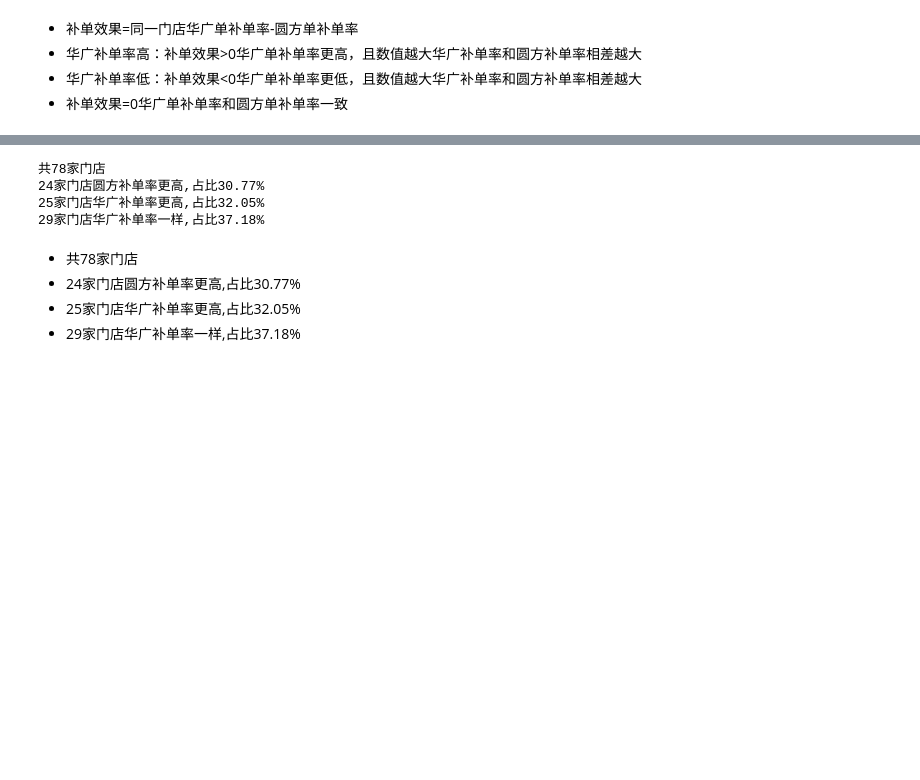
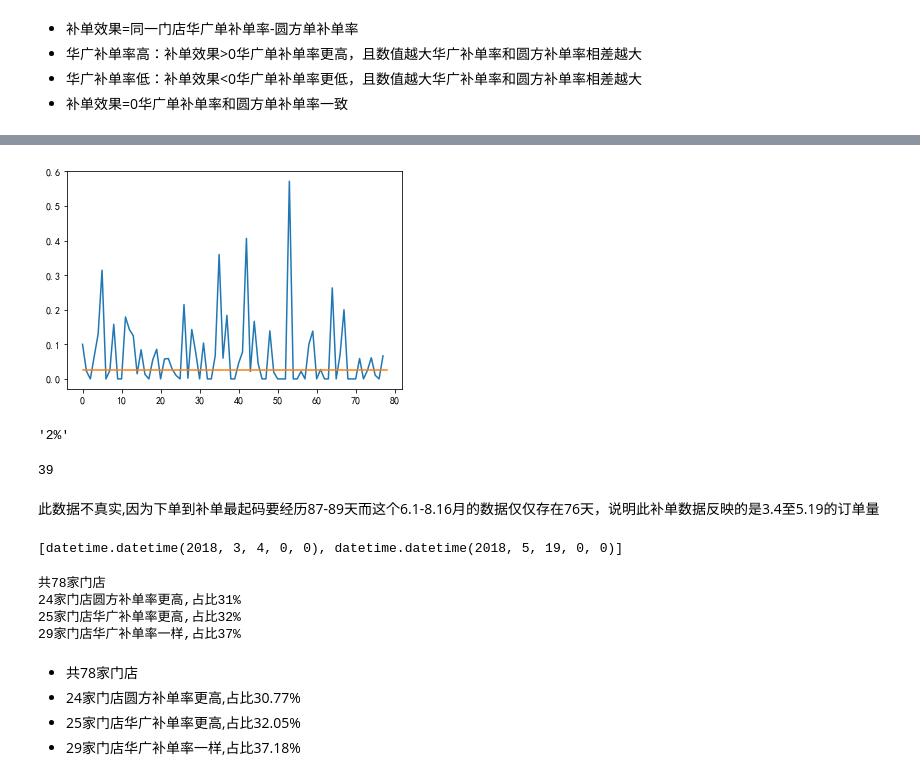
Before and after one commit to serpahimor/private-room, a Jupyter notebook: ipynb/mes/下单状态分析.ipynb, the cells around one changed output, grey strips where cells are left out. Drawn from its saved outputs; the diff is of its cells as text; code cells hidden in the pictures; blank space fills up the shorter version.

```diff
--- a/ipynb/mes/下单状态分析.ipynb
+++ b/ipynb/mes/下单状态分析.ipynb
@@ -62,20 +62,47 @@ df_use_huaguang.head()
 | 2 | 辽宁沈阳居然之家店 | 21010001 | 47 | 78.0 | 0.0 | 1 | 2.0 | 0.0 | 1.659574 | 2.000000 | 0.000000 | ... |
 | 3 | 上海嘉定区店 | 31010002 | 11 | 22.0 | 0.0 | 111 | 84.0 | 8.0 | 2.000000 | 0.756757 | 0.000000 | ... |
 | 4 | 上海松江区乐迎门店 | 31010005 | 115 | 126.0 | 16.0 | 8 | 3.0 | 0.0 | 1.095652 | 0.375000 | 0.139130 | ... |
+# %%
+df_use_huaguang.eval('''
+        总下单量=圆方下单量+华广下单量
+        总补单量=圆方补单量+华广补单量
+        补单率=总补单量/总下单量
+''',inplace=True)
+x = np.linspace(0,len(df_use_huaguang),2)
+y = [df_use_huaguang[['补单率']].median()]*2
+# y = [df_use_huaguang['总补单量'].sum()/df_use_huaguang['总下单量'].sum()]*2
+plt.plot(df_use_huaguang[['补单率']]) #默认
+plt.plot(x,y)
+plt.show()
+'{:.0%}'.format(y[0][0])
+# %% [output]
+[figure, added]
+'2%'
+# %%
+len( df_use_huaguang.query('补单率>0.0244758'))
+# %% [output]
+39
+# %% [markdown]
+此数据不真实,因为下单到补单最起码要经历87-89天而这个6.1-8.16月的数据仅仅存在76天，说明此补单数据反映的是3.4至5.19的订单量
+# %%
+import datetime
+[datetime.datetime(2018,6,1)-datetime.timedelta(days=89),datetime.datetime(2018,8,16)-datetime.timedelta(days=89)]
+# %% [output]
+[datetime.datetime(2018, 3, 4, 0, 0), datetime.datetime(2018, 5, 19, 0, 0)]
 # %%
 all_orders=len(df_use_huaguang)
 orders_1=len(df_use_huaguang.query('补单效果>0'))
 orders_2=len(df_use_huaguang.query('补单效果<0'))
 orders_3=len(df_use_huaguang.query('补单效果==0'))
 print('共{}家门店'.format(all_orders))
-print('{}家门店圆方补单率更高,占比{:.2%}'.format(orders_1,orders_1/all_orders))
-print('{}家门店华广补单率更高,占比{:.2%}'.format(orders_2,orders_2/all_orders))
-print('{}家门店华广补单率一样,占比{:.2%}'.format(orders_3,orders_3/all_orders))
+print('{}家门店圆方补单率更高,占比{:.0%}'.format(orders_1,orders_1/all_orders))
+print('{}家门店华广补单率更高,占比{:.0%}'.format(orders_2,orders_2/all_orders))
+print('{}家门店华广补单率一样,占比{:.0%}'.format(orders_3,orders_3/all_orders))
 # %% [output]
 共78家门店
-24家门店圆方补单率更高,占比30.77%
-25家门店华广补单率更高,占比32.05%
-29家门店华广补单率一样,占比37.18%
+24家门店圆方补单率更高,占比31%
+25家门店华广补单率更高,占比32%
+29家门店华广补单率一样,占比37%
 # %% [markdown]
 * 共78家门店
 * 24家门店圆方补单率更高,占比30.77%
```
Also changed, not shown: 14 other files.
